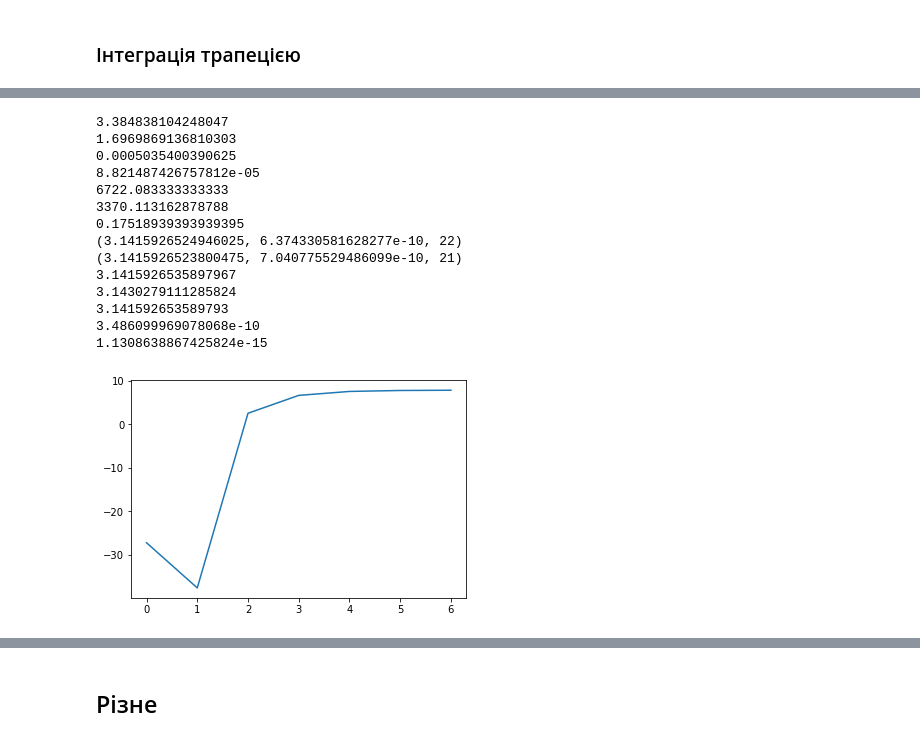
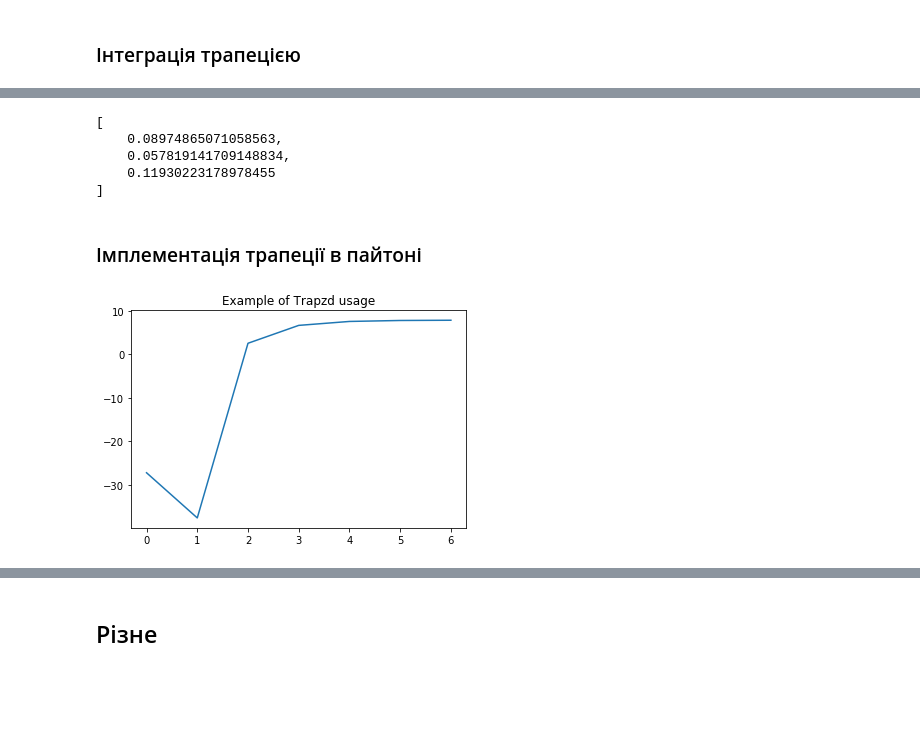
Before and after one commit to okmechak/riversimpy, a Jupyter notebook: integral_research.ipynb, the cells around one changed output, grey strips where cells are left out. Cells and saved outputs as stored; diff of their text form; code cells hidden in the pictures; blank space fills up the shorter version.

Commit message:
upd integral research..

```diff
--- a/integral_research.ipynb
+++ b/integral_research.ipynb
@@ -171,0 +431,4 @@ error = -4.212186155427844e-13
+# %%
+n_rho = range(1, 30, 1)
+model.integr_params.eps = 4e-3
+a = [solver.integrate_trap(model.integr_params, tip_coord, tip_angle) for model.integr_params.n_rho in n_rho]
@@ -171,0 +444,7 @@ error = -4.212186155427844e-13
+# %%
+eps = [1e-2, 5e-3, 1e-3, 5e-4]
+model.integr_params.n_eps = 10
+a3 = [solver.integrate_trap(model.integr_params, tip_coord, tip_angle)[2] for model.integr_params.eps in eps]
+
+plt.plot(eps, a3)
+plt.semilogx()
@@ -172,3 +454,15 @@ error = -4.212186155427844e-13
+# %%
+model.integr_params.eps = 1e-6
+series_params_orig = solver.integrate_trap(model.integr_params, tip_coord, tip_angle)
+print(series_params_orig)
+# %% [output]
+[
+    0.08974865071058563,
+    0.057819141709148834,
+    0.11930223178978455
+]
+# %% [markdown]
+### Імплементація трапеції в пайтоні
 # %%
 # integration
 class Quadrature:
@@ -204,6 +498,7 @@ class Trapzd(Quadrature):
 t = Trapzd(lambda x: x*np.sin(x), 0, 10)
 I_series = [t.next() for i in range(7)]
 plt.plot(I_series)
+plt.title("Example of Trapzd usage")
 
 def qtrap(func, a, b, eps = 1e-10):
     jmax = 30
@@ -213,7 +508,7 @@ def qtrap(func, a, b, eps = 1e-10):
         s = t.next()
         if i > 5:
             cur_eps = abs(s - olds) / abs(olds)
-            if cur_eps < eps or (s == 0. and olds == 0.):
+            if cur_eps < eps or (s < 1e-15 and olds < 1e-15):
                 return (s, cur_eps, t.n)
         olds = s
 
@@ -235,75 +530,31 @@ def qsimp(func, a, b, eps = 1e-10):
 
     raise Exception('Too many steps in routine qsimp')
 
 #def qromb(func, a, b, eps = 1e-10):
 #    jmax = 20
 #    jmaxp = jmax + 1
 #    k = 5
 #    s = [0] * jmax
 #    h = [0] * jmaxp
 #    h[0] = 1
 #    t = Trapzd(func, a, b)
 #    for j in range(1, jmax):
 #        s[j-1] = t.next()
 #        if j >= k:
 #            ss =
 
 def qgaus(func, a, b):
     x = [0.1488743389816312,0.4333953941292472,\
         0.6794095682990244,0.8650633666889845,0.9739065285171717]
     w = [0.2955242247147529,0.2692667193099963,\
         0.2190863625159821,0.1494513491505806,0.0666713443086881]
     xm = (b + a) / 2.
     xr = (b - a) / 2.
     s = 0
     for j in range(5):
         dx = xr * x[j]
         s += w[j] * (func(xm +dx) + func(xm - dx))
     s = s * xr
     return s
-
-
-
-I_time = time.time()
-I_qtrap = qtrap(lambda x: 2*np.sqrt(1 - x*x), -1, 1, 1e-9)
-I_time = time.time() - I_time
-I_qsimp_time = time.time()
-I_qsimp = qsimp(lambda x: 2*np.sqrt(1 - x*x), -1, 1, 1e-9)
-I_qsimp_time = time.time() - I_qsimp_time
-I_scipy_time = time.time()
-I_scipy = integrate.quad(lambda x: 2*np.sqrt(1 - x*x), -1, 1, epsrel = 1e-9)
-I_scipy_time = time.time() - I_scipy_time
-I_qgaus_time = time.time()
-I_qgaus = qgaus(lambda x: 2*np.sqrt(1 - x*x), -1, 1)
-I_qgaus_time = time.time() - I_qgaus_time
-
-print(I_time)
-print(I_qsimp_time)
-print(I_scipy_time)
-print(I_qgaus_time)
-print(I_time/I_scipy_time)
-print(I_qsimp_time/I_scipy_time)
-print(I_qgaus_time/I_scipy_time)
-print(I_qtrap)
-print(I_qsimp)
-print(I_scipy[0])
-print(I_qgaus)
-print(np.pi)
-print(abs(np.pi - I_qtrap[0]) / I_qtrap[0])
-print(abs(np.pi - I_scipy[0]) / I_scipy[0])
 # %% [output]
-3.384838104248047
-1.6969869136810303
-0.0005035400390625
-8.821487426757812e-05
-6722.083333333333
-3370.113162878788
-0.17518939393939395
-(3.1415926524946025, 6.374330581628277e-10, 22)
-(3.1415926523800475, 7.040775529486099e-10, 21)
-3.1415926535897967
-3.1430279111285824
-3.141592653589793
-3.486099969078068e-10
-1.1308638867425824e-15
-[figure, old version]
+[figure, new version]
```
Also changed, not shown: parts of 43 cells of this notebook, 1 other file.
